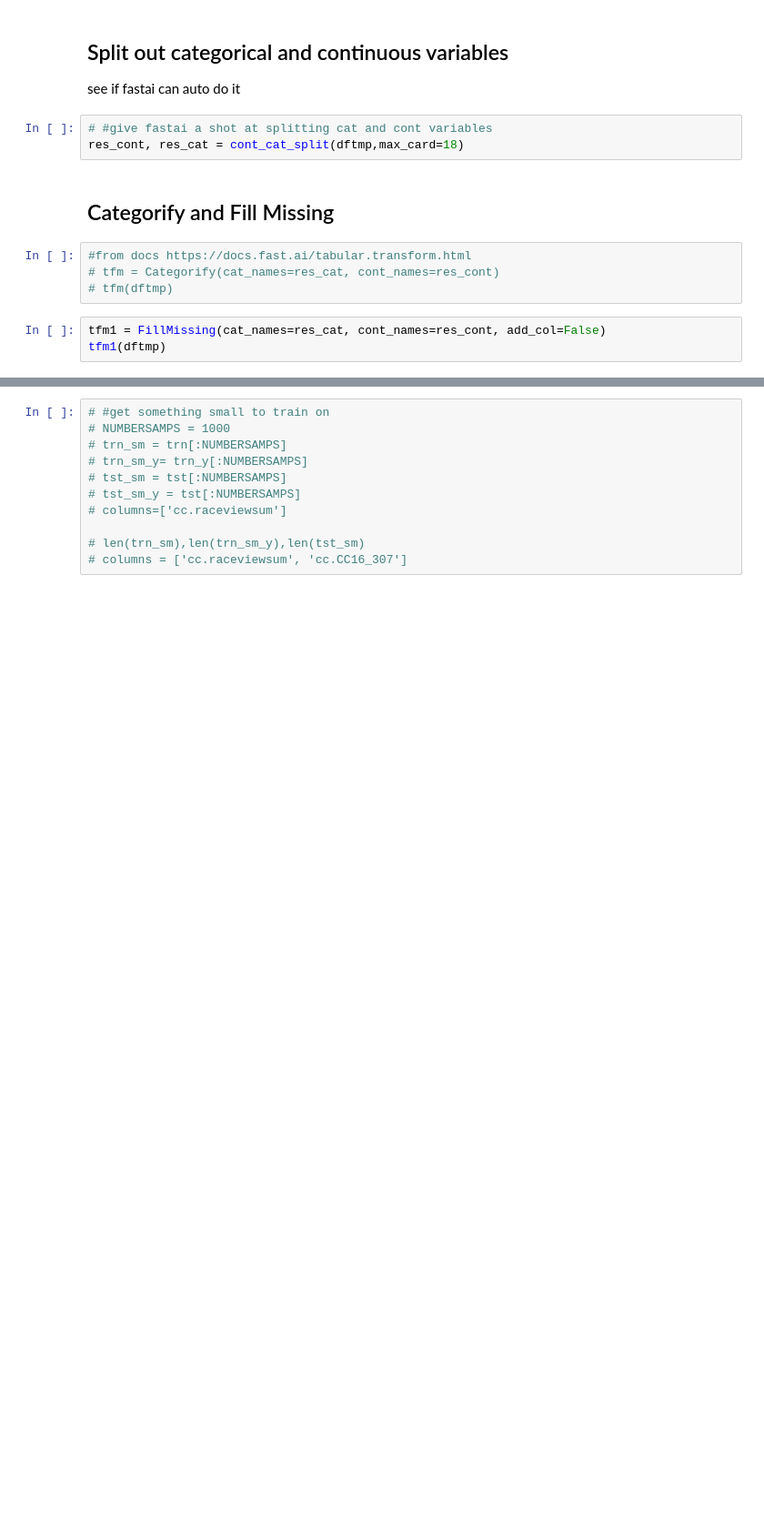
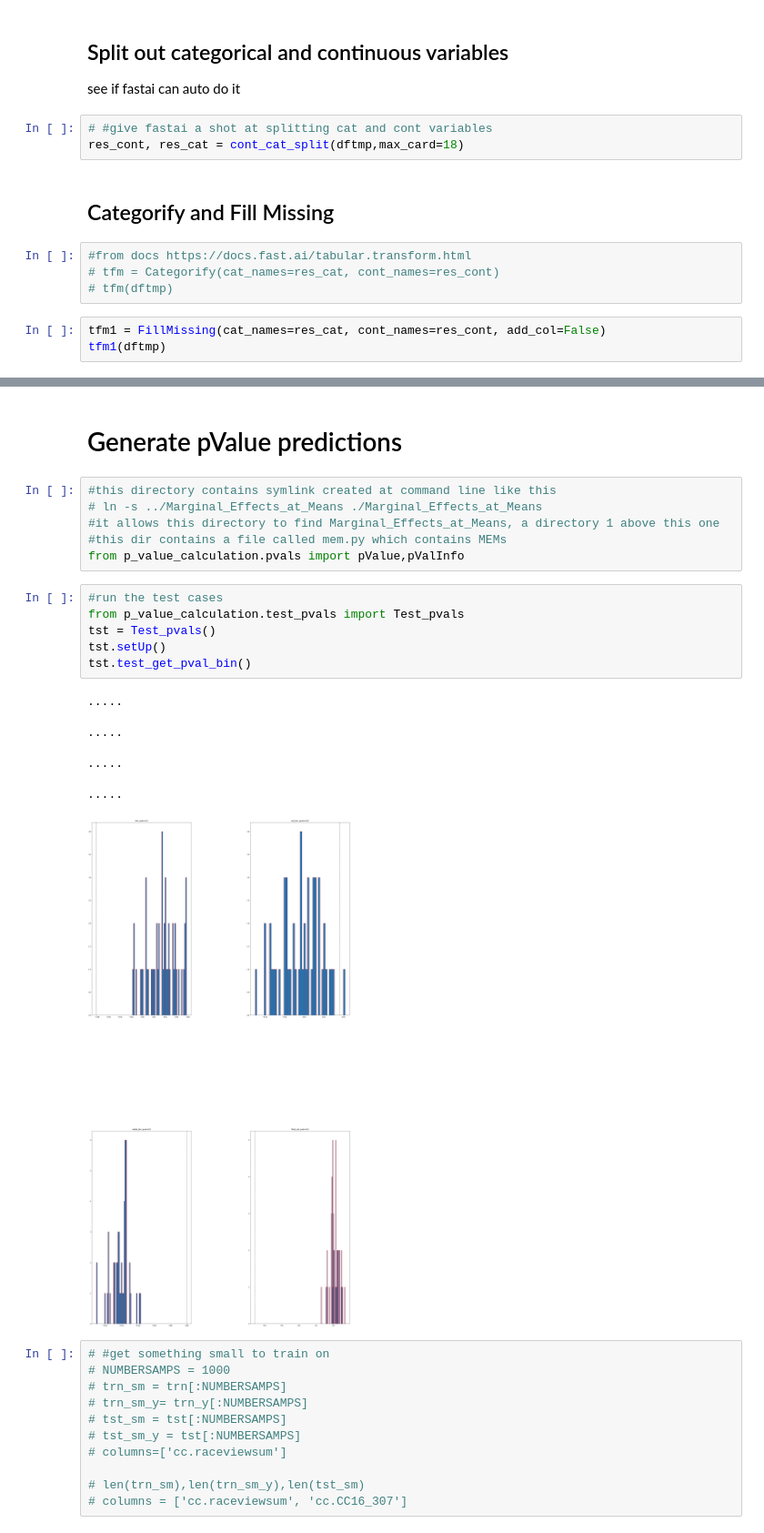
Before and after one commit to kperkins411/VoterAnalysis, a Jupyter notebook: VA_RandomForest_pvalues.ipynb, the cells around one changed output, grey strips where cells are left out. Shown: that part at 91% size. Saved outputs shown, nothing was run; the diff lists cells and outputs as text; blank space fills up the shorter version.

Commit message:
using MEMs for pval cals now, note that variables that matter have very low pvals

```diff
--- a/VA_RandomForest_pvalues.ipynb
+++ b/VA_RandomForest_pvalues.ipynb
@@ -188,3 +193,26 @@ import pvals as pv
+# %% [markdown]
+# Generate pValue predictions
+# %%
+#this directory contains symlink created at command line like this
+# ln -s ../Marginal_Effects_at_Means ./Marginal_Effects_at_Means
+#it allows this directory to find Marginal_Effects_at_Means, a directory 1 above this one
+#this dir contains a file called mem.py which contains MEMs
+from p_value_calculation.pvals import pValue,pValInfo
+# %%
+#run the test cases
+from p_value_calculation.test_pvals import Test_pvals
+tst = Test_pvals()
+tst.setUp()
+tst.test_get_pval_bin()
+# %% [output]
+.....
+
+.....
+
+.....
+
+.....
+[figure, added]
 # %%
 # #get something small to train on
 # NUMBERSAMPS = 1000
```
Also changed, not shown: parts of 22 cells of this notebook.
